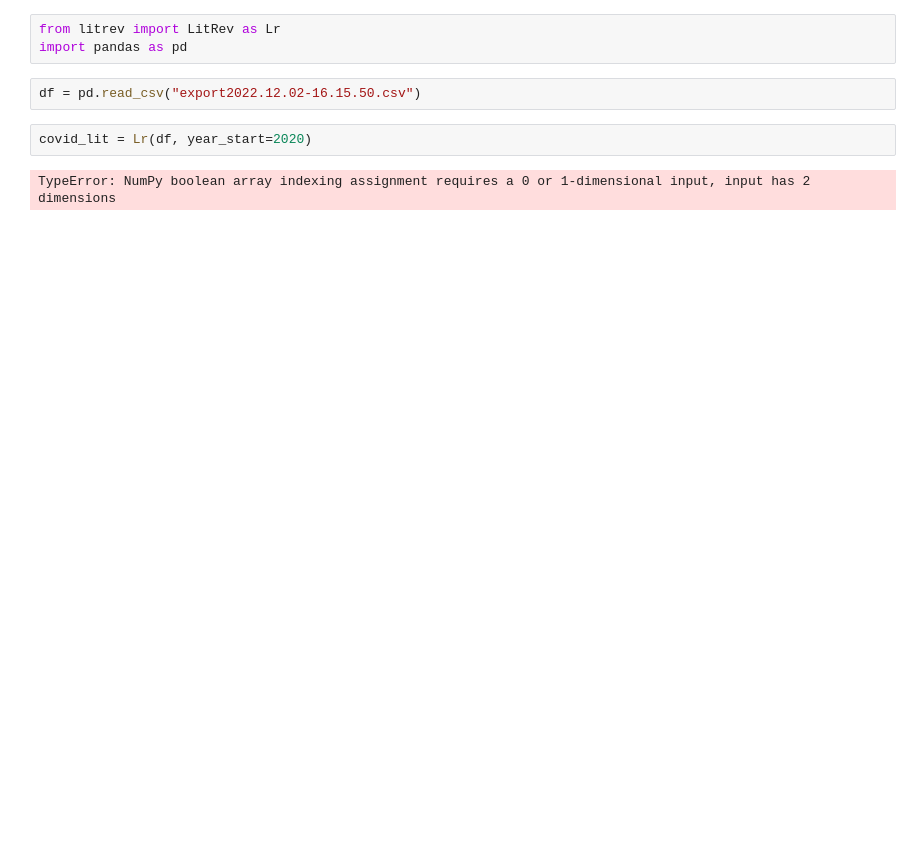
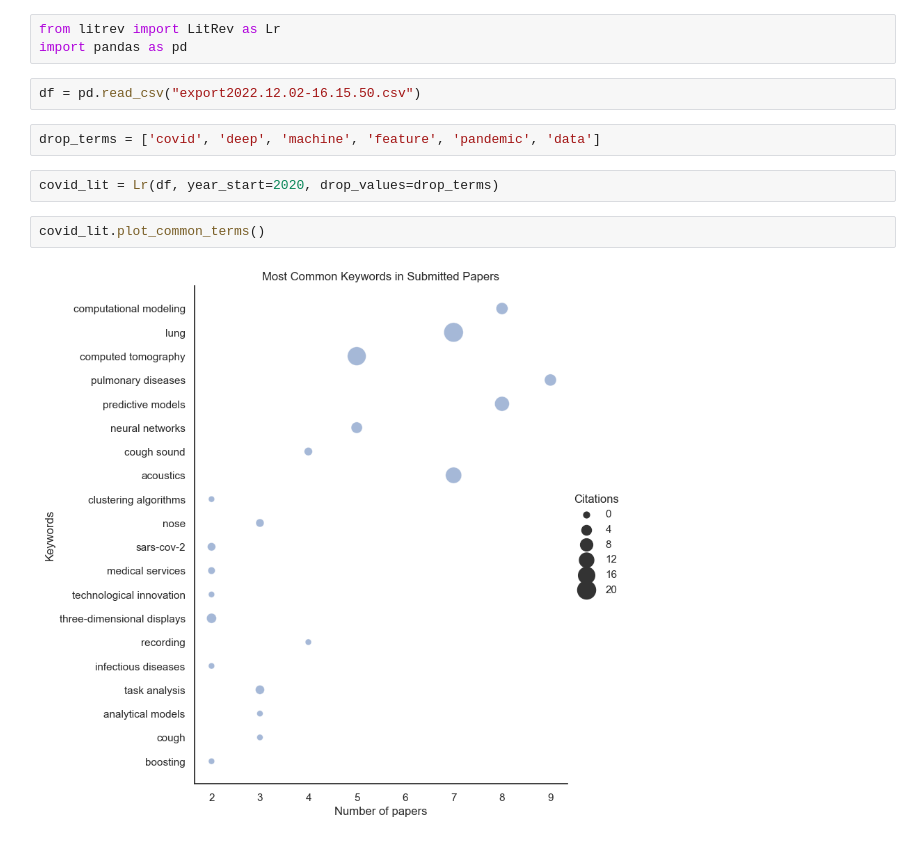
Before and after one commit to V0xP0p/litrev, a Jupyter notebook: test.ipynb, the cells around one changed output. Drawn from its saved outputs; the diff is of its cells as text; blank space fills up the shorter version.

Commit message:
-Fixed some versioning errors

```diff
--- a/test.ipynb
+++ b/test.ipynb
@@ -3,7 +3,11 @@ from litrev import LitRev as Lr
 import pandas as pd
 # %%
 df = pd.read_csv("export2022.12.02-16.15.50.csv")
+# %%
+drop_terms = ['covid', 'deep', 'machine', 'feature', 'pandemic', 'data']
 # %%
-covid_lit = Lr(df, year_start=2020)
+covid_lit = Lr(df, year_start=2020, drop_values=drop_terms)
-# %% [output]
-TypeError: NumPy boolean array indexing assignment requires a 0 or 1-dimensional input, input has 2 dimensions
+# %%
+covid_lit.plot_common_terms()
+# %% [output]
+[figure, added]
```
Also changed, not shown: parts of 1 cell of this notebook, 1 other file.
